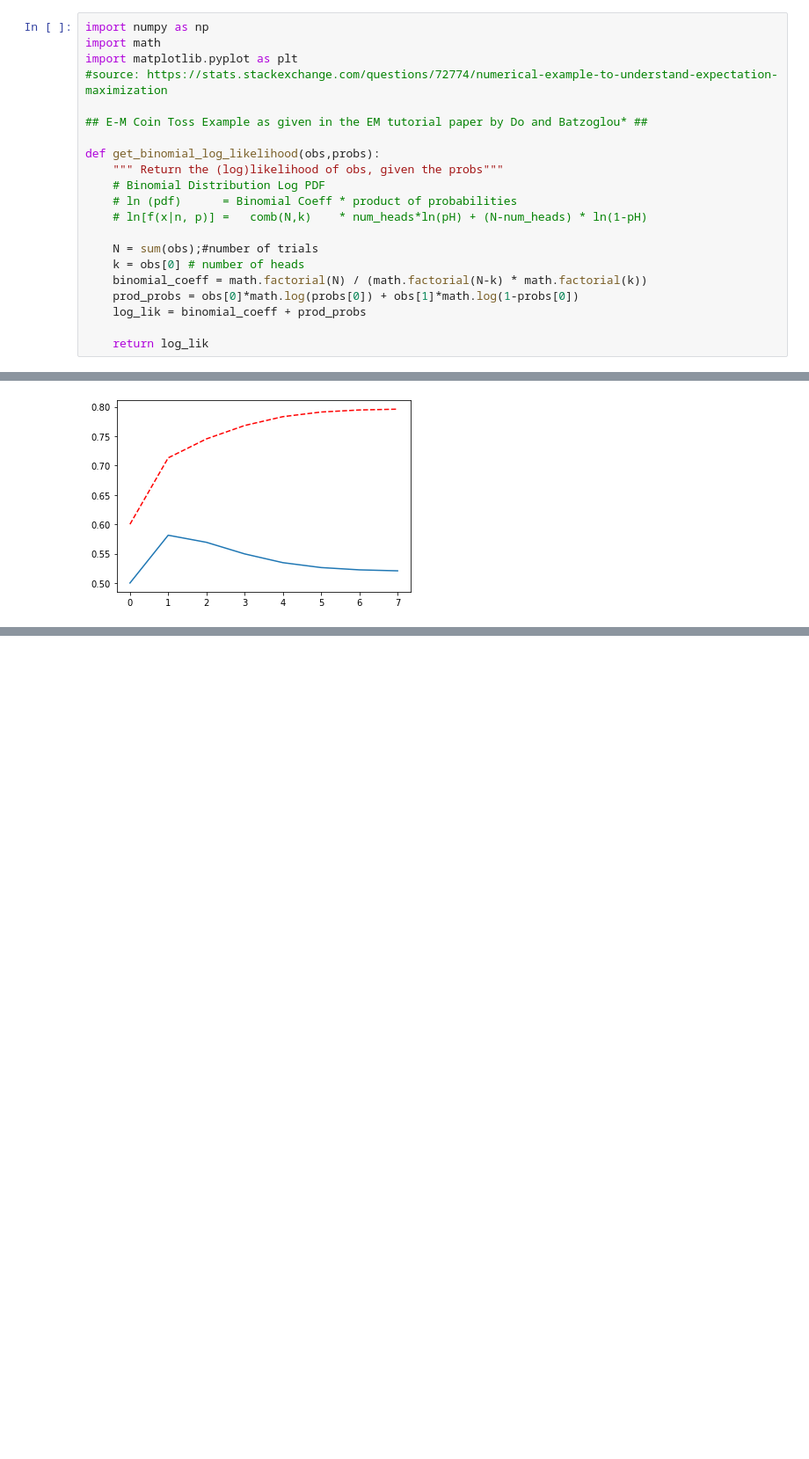
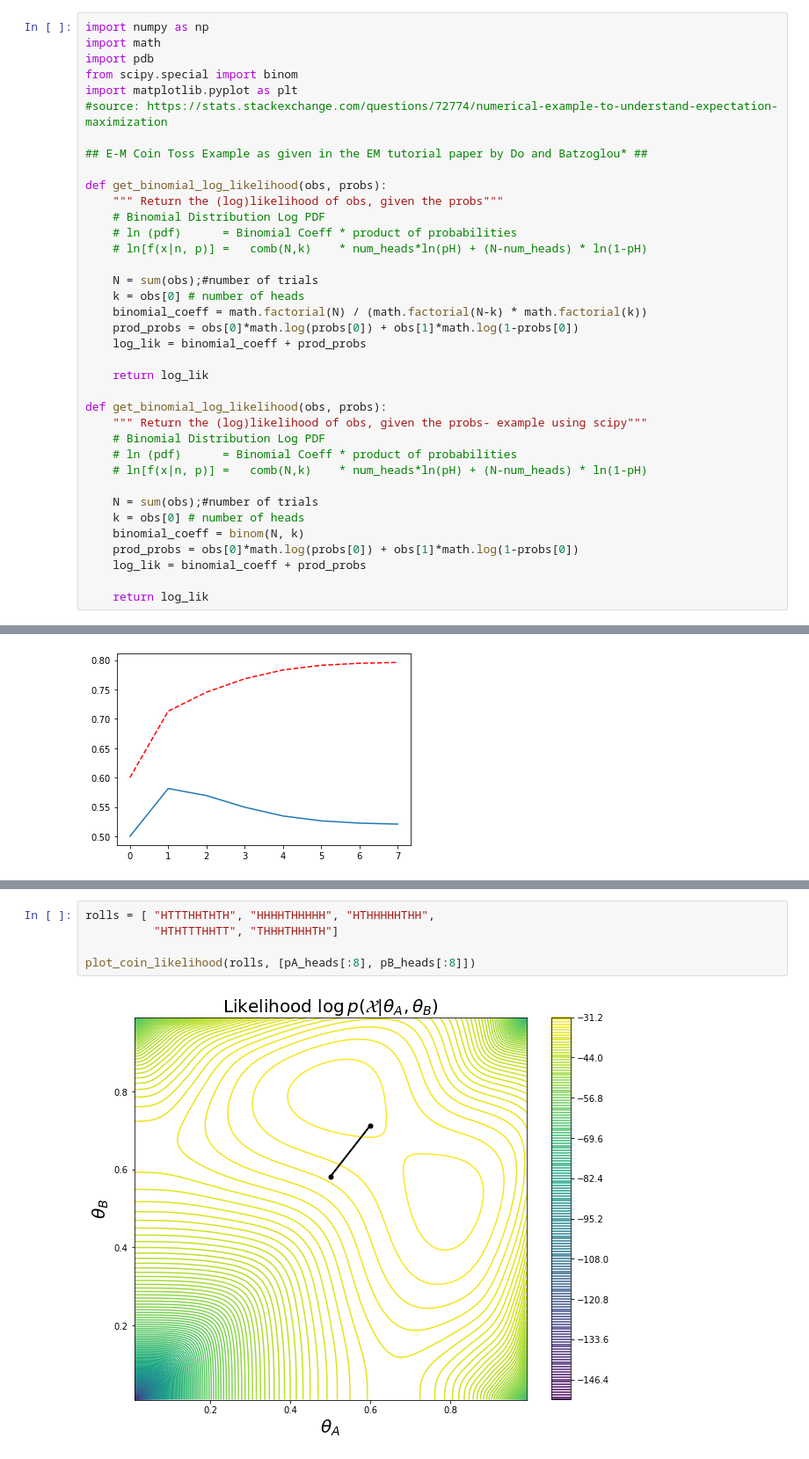
Before and after one commit to RRisto/learning, a Jupyter notebook: bayesian_analysis/expectation_maximization/Expectation_maximization_coin.ipynb, the cells around one changed output, grey strips where cells are left out. Shown at 88% size. Saved outputs shown, nothing was run; the diff lists cells and outputs as text; blank space fills up the shorter version.

```diff
--- a/bayesian_analysis/expectation_maximization/Expectation_maximization_coin.ipynb
+++ b/bayesian_analysis/expectation_maximization/Expectation_maximization_coin.ipynb
@@ -1,12 +1,14 @@
 # %%
 import numpy as np
 import math
+import pdb
+from scipy.special import binom
 import matplotlib.pyplot as plt
 #source: https://stats.stackexchange.com/questions/72774/numerical-example-to-understand-expectation-maximization
 
 ## E-M Coin Toss Example as given in the EM tutorial paper by Do and Batzoglou* ##
 
-def get_binomial_log_likelihood(obs,probs):
+def get_binomial_log_likelihood(obs, probs):
     """ Return the (log)likelihood of obs, given the probs"""
     # Binomial Distribution Log PDF
     # ln (pdf)      = Binomial Coeff * product of probabilities
@@ -19,3 +21,17 @@ def get_binomial_log_likelihood(obs,probs):
     log_lik = binomial_coeff + prod_probs
 
     return log_lik
+
+def get_binomial_log_likelihood(obs, probs):
+    """ Return the (log)likelihood of obs, given the probs- example using scipy"""
+    # Binomial Distribution Log PDF
+    # ln (pdf)      = Binomial Coeff * product of probabilities
+    # ln[f(x|n, p)] =   comb(N,k)    * num_heads*ln(pH) + (N-num_heads) * ln(1-pH)
+
+    N = sum(obs);#number of trials
+    k = obs[0] # number of heads
+    binomial_coeff = binom(N, k)
+    prod_probs = obs[0]*math.log(probs[0]) + obs[1]*math.log(1-probs[0])
+    log_lik = binomial_coeff + prod_probs
+
+    return log_lik
@@ -110,0 +141,7 @@ plt.show()
+# %%
+rolls = [ "HTTTHHTHTH", "HHHHTHHHHH", "HTHHHHHTHH",
+          "HTHTTTHHTT", "THHHTHHHTH"]
+
+plot_coin_likelihood(rolls, [pA_heads[:8], pB_heads[:8]])
+# %% [output]
+[figure, added]
```
Also changed, not shown: parts of 11 cells of this notebook, 2 other files.
